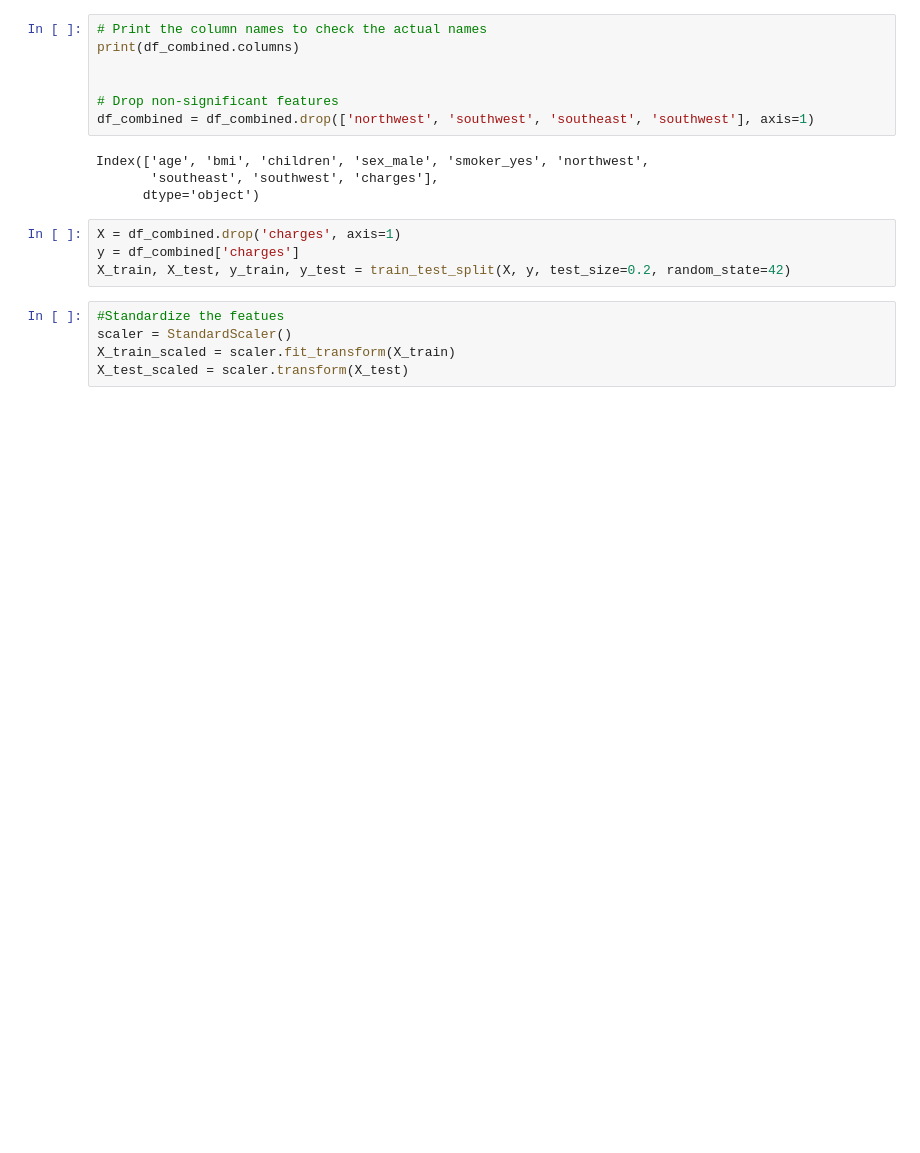
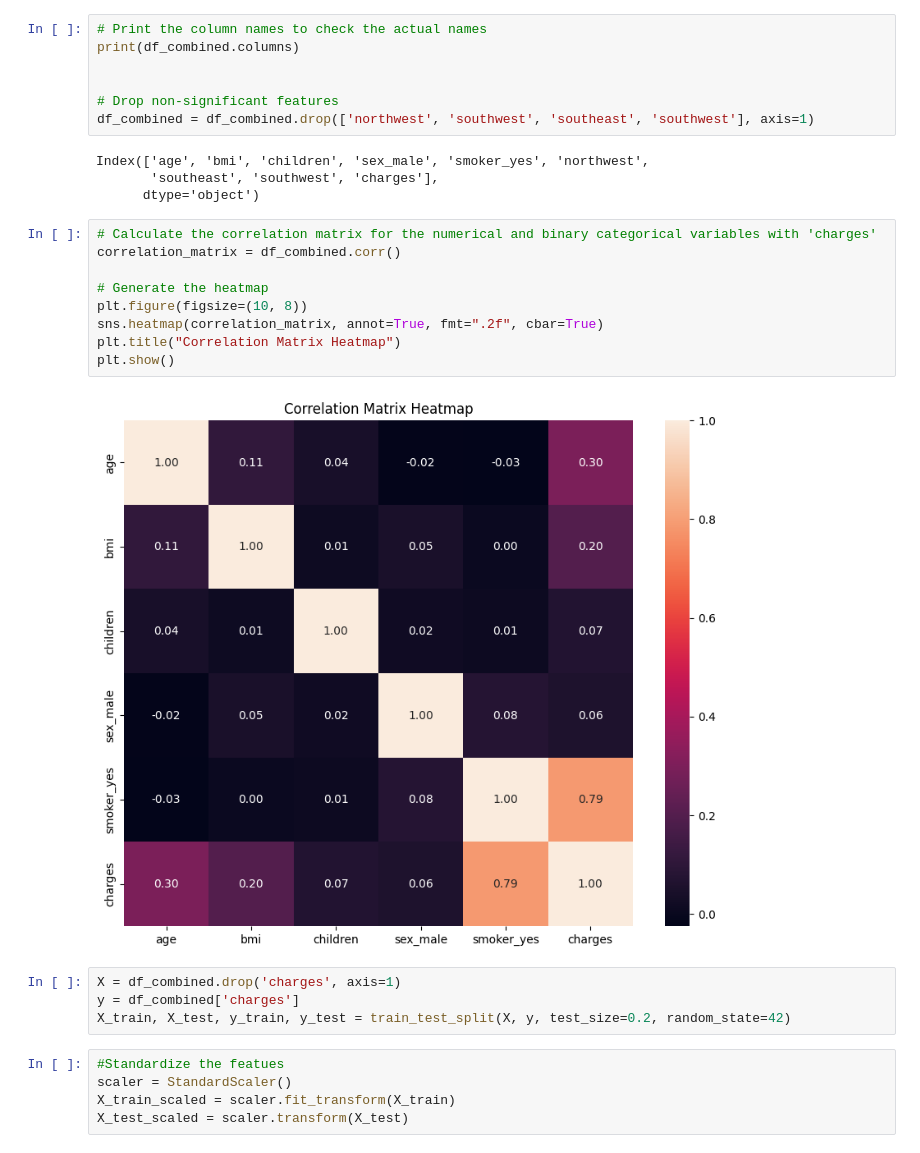
Before and after one commit to 4GeeksAcademy/linear-regression-project-tutorial-omass, a Jupyter notebook: .github/workflows/linear_regression.ipynb, the cells around one changed output. Saved outputs shown, nothing was run; the diff lists cells and outputs as text; blank space fills up the shorter version.

```diff
--- a/.github/workflows/linear_regression.ipynb
+++ b/.github/workflows/linear_regression.ipynb
@@ -106,6 +119,17 @@ df_combined = df_combined.drop(['northwest', 'southwest', 'southeast', 'southwes
 Index(['age', 'bmi', 'children', 'sex_male', 'smoker_yes', 'northwest',
        'southeast', 'southwest', 'charges'],
       dtype='object')
+# %%
+# Calculate the correlation matrix for the numerical and binary categorical variables with 'charges'
+correlation_matrix = df_combined.corr()
+
+# Generate the heatmap
+plt.figure(figsize=(10, 8))
+sns.heatmap(correlation_matrix, annot=True, fmt=".2f", cbar=True)
+plt.title("Correlation Matrix Heatmap")
+plt.show()
+# %% [output]
+[figure, added]
 # %%
 X = df_combined.drop('charges', axis=1)
 y = df_combined['charges']
```
Also changed, not shown: parts of 6 cells of this notebook.
